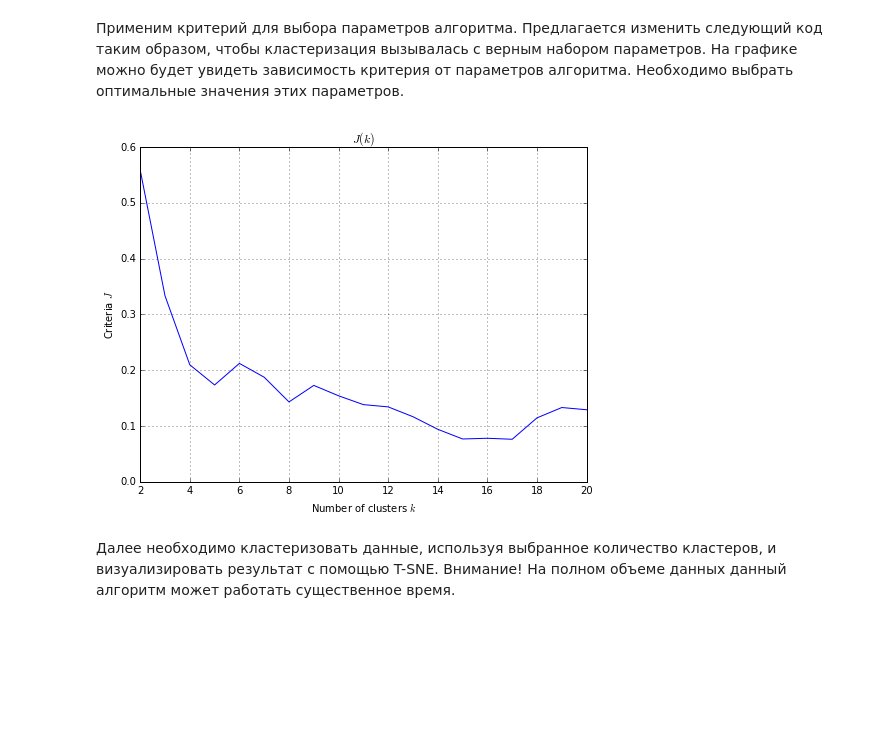
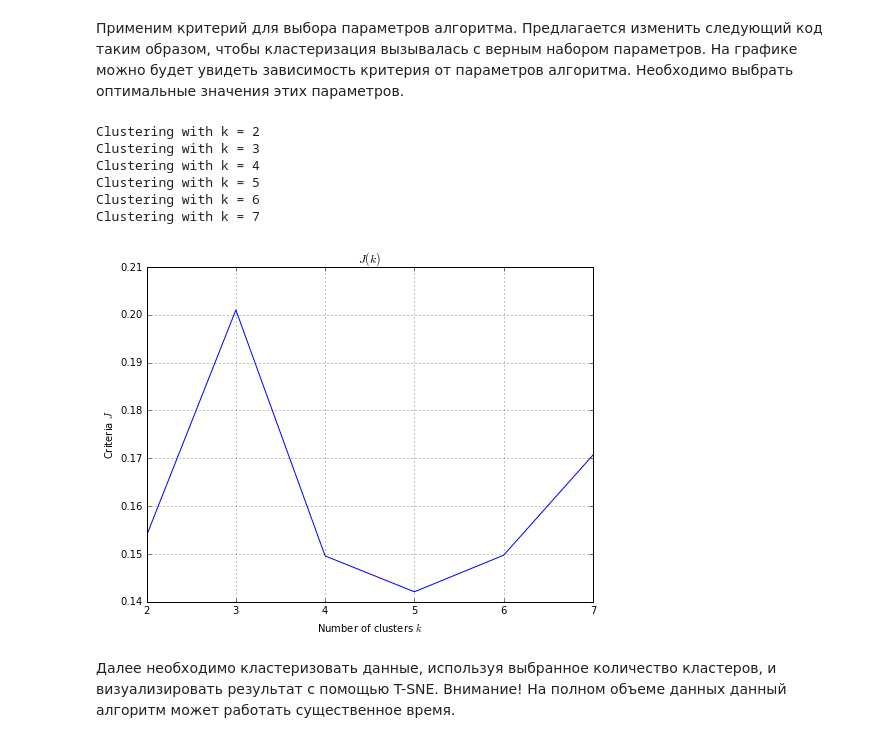
Before and after one commit to ekrivenkov/technosphere_data_mining, a Jupyter notebook: homework-3-krivenkov-egor.ipynb, the cells around one changed output. Drawn from its saved outputs; the diff is of its cells as text; code cells hidden in the pictures; blank space fills up the shorter version.

```diff
--- a/homework-3-krivenkov-egor.ipynb
+++ b/homework-3-krivenkov-egor.ipynb
@@ -121,8 +121,8 @@ class Clustering:
                 self.cluster_dist[ind, clusters[i].ind] = self.dist(data, clusters[i].data)
                 self.cluster_dist[clusters[i].ind, ind] = self.cluster_dist[ind, clusters[i].ind]
 
-            if n_clusters % 100 == 0:
-                print n_clusters
+            #if n_clusters % 100 == 0:
+            #    print n_clusters
 
         for i in range(n_clusters):
             for element_index in clusters[i].data:
@@ -185,45 +185,52 @@ def quality(x, y, k):
     for i in range(x_len):
         mean_dist = np.zeros(k)
         b = float("inf")
+
         for j in range(x_len):
             mean_dist[y[j]] += dist_matrix[i, j]
-        for j in range(k):
-            if j != y[i]:
-                mean_dist[j] /= clusters_count[j]
-                b = min(b, mean_dist[j])
-            elif clusters_count[j] != 1:
-                mean_dist[j] /= (clusters_count[j] - 1)
-                a = mean_dist[j]
-            else:
-                a = -1
 
-        if (a == -1):
-            silhouette += -1
+        num = y[i]
+
+        for j in range(num) + range(num + 1, k):
+            mean_dist[j] /= clusters_count[j]
+            b = min(b, mean_dist[j])
+
+        if clusters_count[num] == 1:
+            silhouette -= 1
         else:
+            mean_dist[num] /= (clusters_count[num] - 1)
+            a = mean_dist[num]
             silhouette += (b - a) / max(a, b)
 
     return silhouette / x_len
 # %% [markdown]
 Применим критерий для выбора параметров алгоритма. Предлагается изменить следующий код таким образом, чтобы кластеризация вызывалась с верным набором параметров. На графике можно будет увидеть зависимость критерия от параметров алгоритма. Необходимо выбрать оптимальные значения этих параметров.
 # %%
-ks = range(2, 21)
+ks = range(2, 8)
 criteria = np.zeros(len(ks))
 
 sample = x[np.random.choice(x.shape[0], 1500)]
 
 for i, k in enumerate(ks):
-    cls = Clustering(k=k, linkage ="average")
+    print "Clustering with k = %d" % k
+    cls = Clustering(k=k, linkage ="complete")
     y = cls.fit_predict(sample)
     criteria[i] = quality(sample, y, k)
 
 pl.figure(figsize=(8, 6))
 pl.plot(ks, criteria)
 pl.title("$J(k)$")
 pl.ylabel("Criteria $J$")
 pl.xlabel("Number of clusters $k$")
 pl.grid()
 pl.show()
 # %% [output]
+Clustering with k = 2
+Clustering with k = 3
+Clustering with k = 4
+Clustering with k = 5
+Clustering with k = 6
+Clustering with k = 7
-[figure, old version]
+[figure, new version]
 # %% [markdown]
 Далее необходимо кластеризовать данные, используя выбранное количество кластеров, и визуализировать результат с помощью T-SNE. Внимание! На полном объеме данных данный алгоритм может работать существенное время.
```
Also changed, not shown: parts of 5 cells of this notebook.
